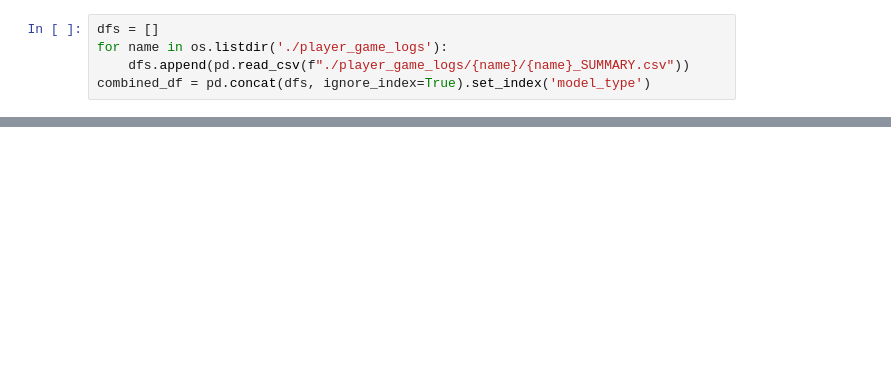
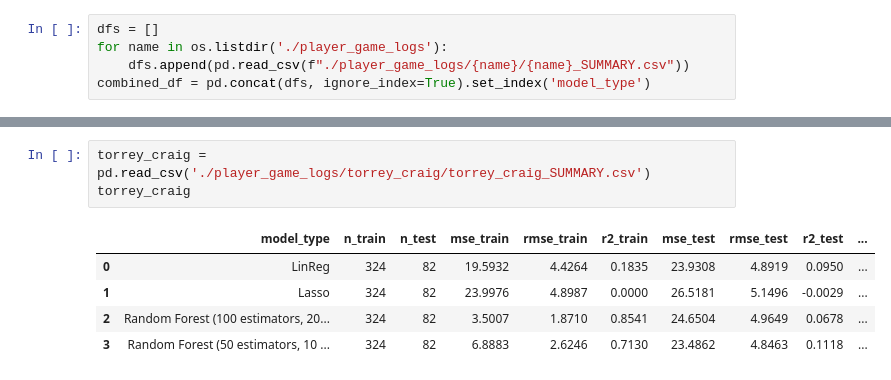
Before and after one commit to jackgoldsmith4/courtvision, a Jupyter notebook: display.ipynb, the cells around one changed output, grey strips where cells are left out. Cells and saved outputs as stored; diff of their text form; blank space fills up the shorter version.

```diff
--- a/display.ipynb
+++ b/display.ipynb
@@ -19,0 +95,9 @@ summary_df
+# %%
+torrey_craig = pd.read_csv('./player_game_logs/torrey_craig/torrey_craig_SUMMARY.csv')
+torrey_craig
+# %% [output]
+|  | model_type | n_train | n_test | mse_train | rmse_train | r2_train | mse_test | rmse_test | r2_test | ... |
+| 0 | LinReg | 324 | 82 | 19.5932 | 4.4264 | 0.1835 | 23.9308 | 4.8919 | 0.0950 | ... |
+| 1 | Lasso | 324 | 82 | 23.9976 | 4.8987 | 0.0000 | 26.5181 | 5.1496 | -0.0029 | ... |
+| 2 | Random Forest (100 estimators, 20... | 324 | 82 | 3.5007 | 1.8710 | 0.8541 | 24.6504 | 4.9649 | 0.0678 | ... |
+| 3 | Random Forest (50 estimators, 10 ... | 324 | 82 | 6.8883 | 2.6246 | 0.7130 | 23.4862 | 4.8463 | 0.1118 | ... |
```
Also changed, not shown: parts of 6 cells of this notebook, 1 other file.
